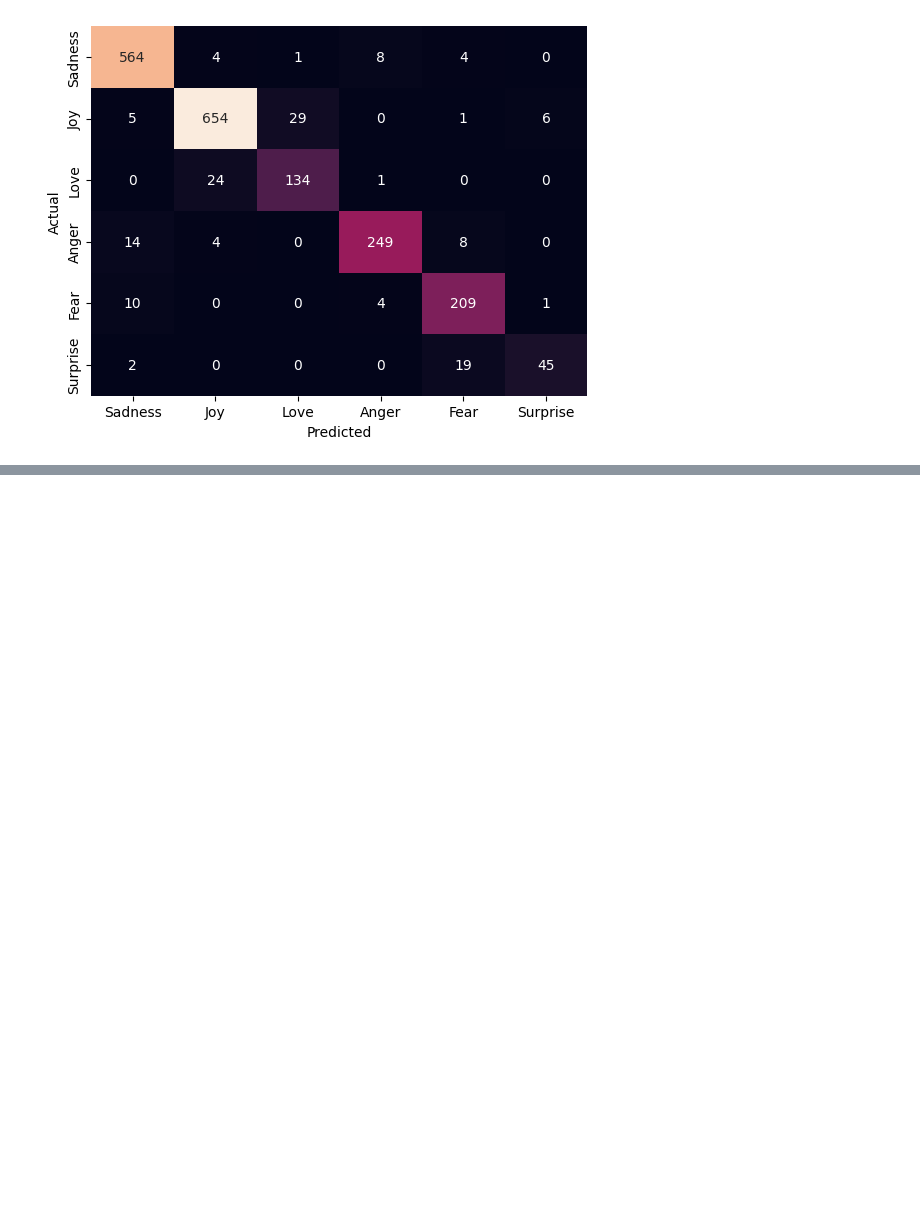
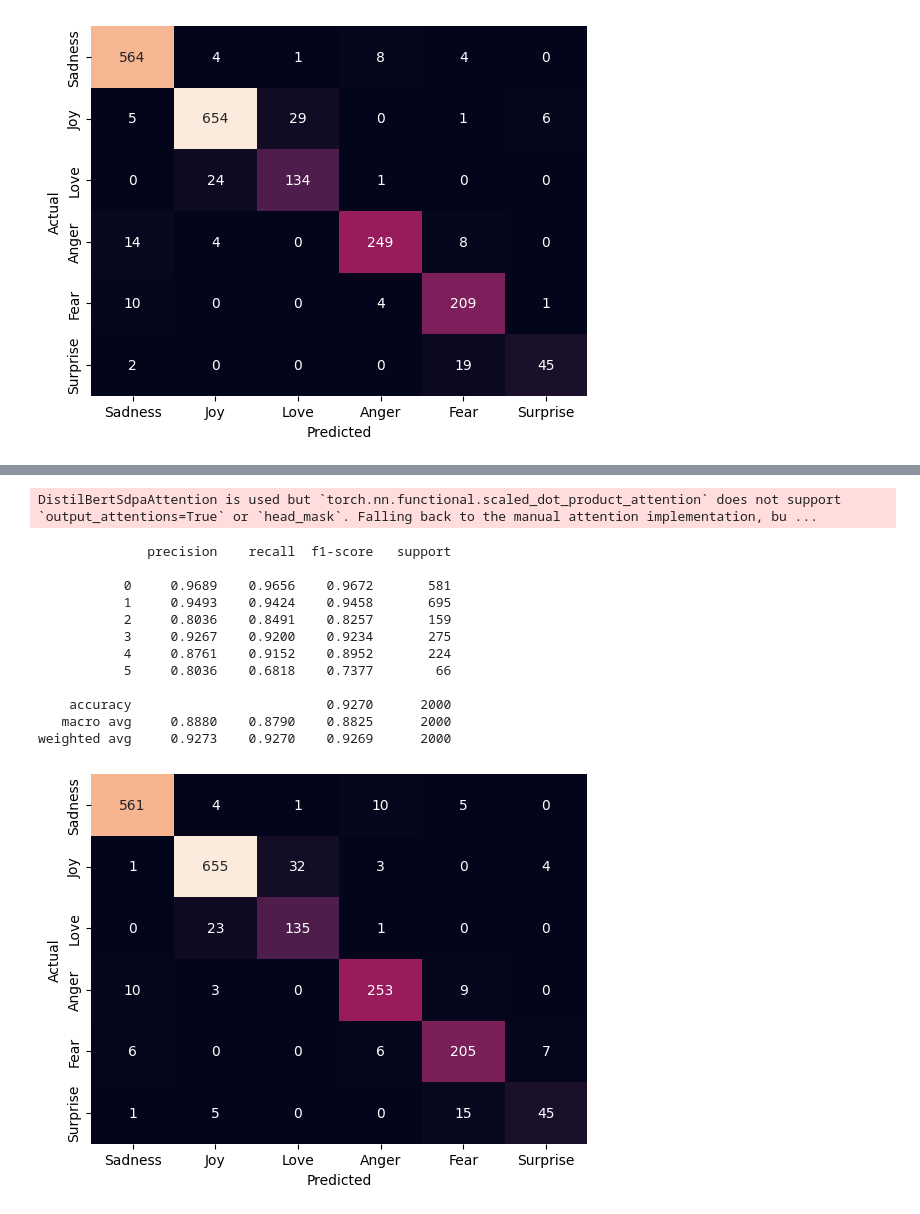
Before and after one commit to mariual/NLP-Project, a Jupyter notebook: experiments.ipynb, the cells around one changed output, grey strips where cells are left out. Cells and saved outputs as stored; diff of their text form; code cells hidden in the pictures; blank space fills up the shorter version.

```diff
--- a/experiments.ipynb
+++ b/experiments.ipynb
@@ -740,0 +781,47 @@ torch.save(roberta.model.state_dict(), 'out/params/roberta_params.bin')
+# %%
+from utils.data_preparation import roberta_preprocessing
+
+
+bert_processed_data, tokenizer = bert_preprocessing()
+input_ids_train, attention_mask_train, y_train = bert_processed_data['train']
+input_ids_val, attention_mask_val, y_val = bert_processed_data['validation']
+input_ids_test, attention_mask_test, y_test = bert_processed_data['test']
+
+train_dataset = TensorDataset(input_ids_train, attention_mask_train, y_train)
+val_dataset = TensorDataset(input_ids_val, attention_mask_val, y_val)
+test_dataset = TensorDataset(input_ids_test, attention_mask_test, y_test)
+# %%
+from models.bert import DistilBert
+# Bert Out of the Box model. Use same batch size as next two models.
+batch_size = 128
+
+test_loader = DataLoader(test_dataset, batch_size=batch_size)
+
+distilbert = DistilBert()
+y_pred = distilbert.predict(test_loader)
+
+print(classification_report(y_test, y_pred, digits=4))
+
+ax = plt.subplot()
+cm = confusion_matrix(y_test, y_pred)
+sns.heatmap(cm, annot=True, fmt='d', cbar=False)
+plt.xlabel('Predicted')
+plt.ylabel('Actual')
+ax.xaxis.set_ticklabels(emotion_labels); ax.yaxis.set_ticklabels(emotion_labels);
+#plt.savefig('./out/figures/DistilBert_model_confmatrix.png', dpi=400)
+plt.show()
+# %% [output]
+DistilBertSdpaAttention is used but `torch.nn.functional.scaled_dot_product_attention` does not support `output_attentions=True` or `head_mask`. Falling back to the manual attention implementation, bu ...
+              precision    recall  f1-score   support
+
+           0     0.9689    0.9656    0.9672       581
+           1     0.9493    0.9424    0.9458       695
+           2     0.8036    0.8491    0.8257       159
+           3     0.9267    0.9200    0.9234       275
+           4     0.8761    0.9152    0.8952       224
+           5     0.8036    0.6818    0.7377        66
+
+    accuracy                         0.9270      2000
+   macro avg     0.8880    0.8790    0.8825      2000
+weighted avg     0.9273    0.9270    0.9269      2000
+[figure, added]
```
Also changed, not shown: parts of 5 cells of this notebook, 2 other files.
